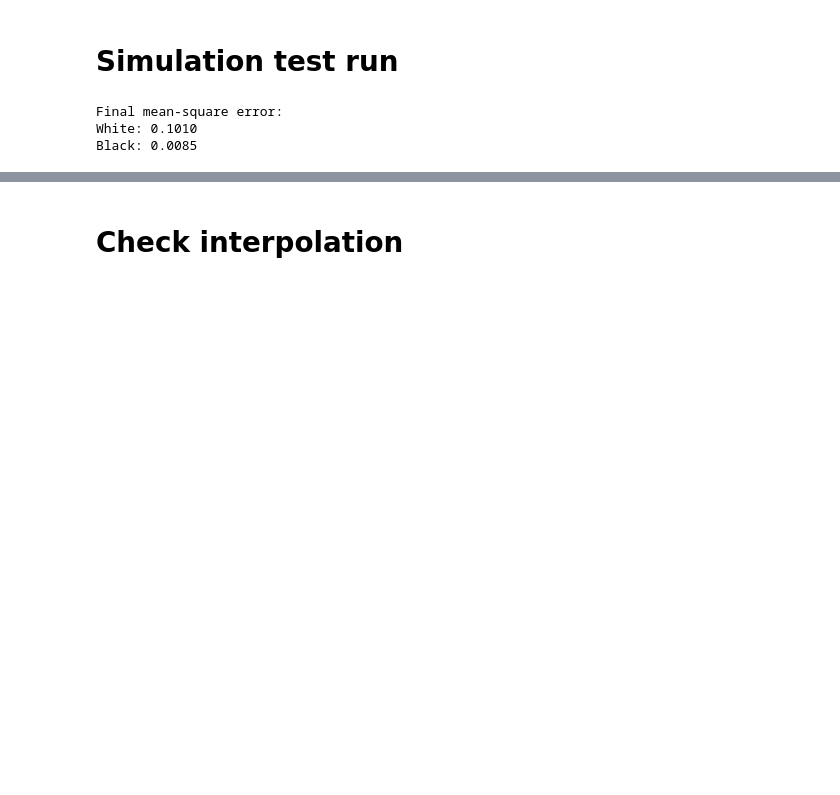
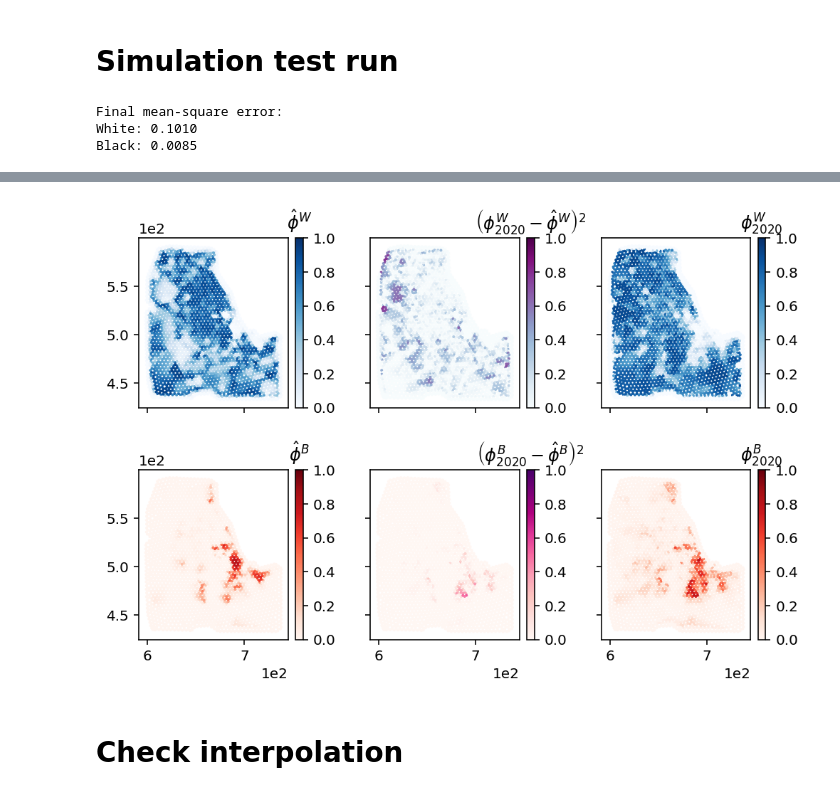
Before and after one commit to dsseara/sociohydro, a Jupyter notebook: sim/meanField/fvm/fvm_tests.ipynb, the cells around one changed output, grey strips where cells are left out. Cells and saved outputs as stored; diff of their text form; code cells hidden in the pictures; blank space fills up the shorter version.

```diff
--- a/sim/meanField/fvm/fvm_tests.ipynb
+++ b/sim/meanField/fvm/fvm_tests.ipynb
@@ -16,12 +16,19 @@ Black: 0.0085
 savefolder = "/Users/danny/Library/CloudStorage/GoogleDrive-dsseara@uchicago.edu/My Drive/uchicago/sociohydro/2024-05-03_fipyTest"
 filename = "data.hdf5"
 with h5py.File(os.path.join(savefolder, filename), "r") as d:
-    cell_centers = d["cell_centers"][()]
-    ϕW = d["phiW_array"][()]
-    ϕB = d["phiB_array"][()]
-    ϕW_2020 = d["phiW_2020"][()]
-    ϕB_2020 = d["phiB_2020"][()]
-    t = d["t_array"][()]
+    cell_centers = d["common"]["cell_centers"][()]
+    ϕW_init = d["common"]["phiW_initial"][()]
+    ϕB_init = d["common"]["phiB_initial"][()]
+    ϕW_final = d["common"]["phiW_final"][()]
+    ϕB_final = d["common"]["phiB_final"][()]
+    nt = len(list(d.keys())) - 1
+
+    # print(list(d.keys()).contains("n)"))
+    # ϕW = d["phiW_array"][()]
+    # ϕB = d["phiB_array"][()]
+    # ϕW_2020 = d["phiW_2020"][()]
+    # ϕB_2020 = d["phiB_2020"][()]
+    # t = d["t_array"][()]
 # %%
 fig, ax = plt.subplots(2, 3, dpi=144, figsize=(7, 5), sharey=True, sharex=True)
 
@@ -29,38 +36,47 @@ for a in ax.ravel():
     a.set_aspect(1)
     a.ticklabel_format(axis="both", style="sci", scilimits=(0, 0))
 
-# initialize line
-cw = ax[0, 0].scatter(cell_centers[:, 0], cell_centers[:, 1], c=ϕW[0],
+# initialize plot
+
+### White population ###
+# simulation
+cw = ax[0, 0].scatter(cell_centers[:, 0], cell_centers[:, 1], c=ϕW_init,
                       s=1, cmap="Blues", vmin=0, vmax=1)
 caxw = ax[0, 0].inset_axes([1.05, 0.0, 0.05, 1])
 cbarw = fig.colorbar(cw, ax=ax[0, 0], cax=caxw)
 cbarw.ax.set(title=r"$\hat{\phi}^W$")
 
-cw_error = ax[0, 1].scatter(cell_centers[:, 0], cell_centers[:, 1], c=(ϕW[0] - ϕW_2020)**2,
+# error between simulation and final
+cw_error = ax[0, 1].scatter(cell_centers[:, 0], cell_centers[:, 1], c=(ϕW_init - ϕW_final)**2,
                             s=1, cmap="BuPu", vmin=0, vmax=1)
 caxw_error = ax[0, 1].inset_axes([1.05, 0.0, 0.05, 1])
 cbarw_error = fig.colorbar(cw_error, ax=ax[0, 1], cax=caxw_error)
 cbarw_error.ax.set(title=r"$\left( \phi^W_\mathrm{2020} - \hat{\phi}^W \right)^2$")
 
-cw_final = ax[0, 2].scatter(cell_centers[:, 0], cell_centers[:, 1], c=ϕW_2020,
+# final population
+cw_final = ax[0, 2].scatter(cell_centers[:, 0], cell_centers[:, 1], c=ϕW_final,
                             s=1, cmap="Blues", vmin=0, vmax=1)
 caxw_final = ax[0, 2].inset_axes([1.05, 0.0, 0.05, 1])
 cbarw_final = fig.colorbar(cw_final, ax=ax[0, 2], cax=caxw_final)
 cbarw_final.ax.set(title=r"$\phi^W_\mathrm{2020}$")
 
-cb = ax[1, 0].scatter(cell_centers[:, 0], cell_centers[:, 1], c=ϕW[0],
+### Black population ###
+# simulation
+cb = ax[1, 0].scatter(cell_centers[:, 0], cell_centers[:, 1], c=ϕB_init,
                       s=1, cmap="Reds", vmin=0, vmax=1)
 caxb = ax[1, 0].inset_axes([1.05, 0.0, 0.05, 1])
 cbarb = fig.colorbar(cb, ax=ax[1, 0], cax=caxb)
 cbarb.ax.set(title=r"$\hat{\phi}^B$")
 
-cb_error = ax[1, 1].scatter(cell_centers[:, 0], cell_centers[:, 1], c=(ϕB[0] - ϕB_2020)**2,
+# error between simulation and final
+cb_error = ax[1, 1].scatter(cell_centers[:, 0], cell_centers[:, 1], c=(ϕB_init - ϕB_final)**2,
                             s=1, cmap="RdPu", vmin=0, vmax=1)
 caxb_error = ax[1, 1].inset_axes([1.05, 0.0, 0.05, 1])
 cbarb_error = fig.colorbar(cb_error, ax=ax[1, 1], cax=caxb_error)
 cbarb_error.ax.set(title=r"$\left( \phi^B_\mathrm{2020} - \hat{\phi}^B \right)^2$")
 
-cb_final = ax[1, 2].scatter(cell_centers[:, 0], cell_centers[:, 1], c=ϕB_2020,
+# final population
+cb_final = ax[1, 2].scatter(cell_centers[:, 0], cell_centers[:, 1], c=ϕB_final,
                             s=1, cmap="Reds", vmin=0, vmax=1)
 caxb_final = ax[1, 2].inset_axes([1.05, 0.0, 0.05, 1])
 cbarb_final = fig.colorbar(cb_final, ax=ax[1, 2], cax=caxb_final)
@@ -69,14 +85,17 @@ cbarb_final.ax.set(title=r"$\phi^B_\mathrm{2020}$")
 plt.tight_layout()
 
 def animate(i):
-    cw.set_array(ϕW[i])
-    cb.set_array(ϕB[i])
-    cw_error.set_array((ϕW[i] - ϕW_2020)**2)
-    cb_error.set_array((ϕB[i] - ϕB_2020)**2)
+    with h5py.File(os.path.join(savefolder, filename), "r") as d:
+        group = list(d.keys())[i + 1]
+        cw.set_array(d[group]["phiW"])
+        cb.set_array(d[group]["phiB"])
+        cw_error.set_array((d[group]["phiW"] - ϕW_final)**2)
+        cb_error.set_array((d[group]["phiB"] - ϕB_final)**2)
 
     return [cw, cb, cw_error, cb_error]
 
-anim = animation.FuncAnimation(fig, animate, frames=len(ϕW), interval=20, blit=True)
+anim = animation.FuncAnimation(fig, animate, frames=nt, interval=20, blit=True)
 # anim.save(f"2024-04-22_T10000_Γ{Γ}.mp4")
 
 HTML(anim.to_html5_video())
+# %% [output]
@@ -83,3 +103,4 @@ HTML(anim.to_html5_video())
+[figure, added]
 # %%
 n=0
 print(f"n{n:07d}")
```
Also changed, not shown: parts of 1 cell of this notebook, 1 other file.
